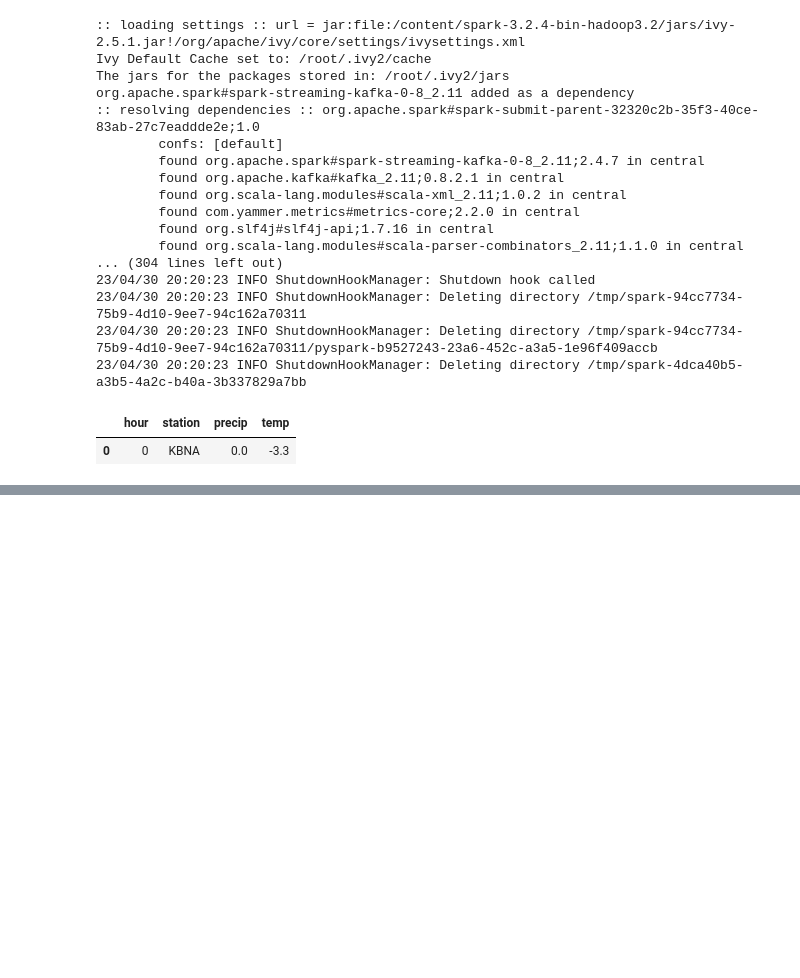
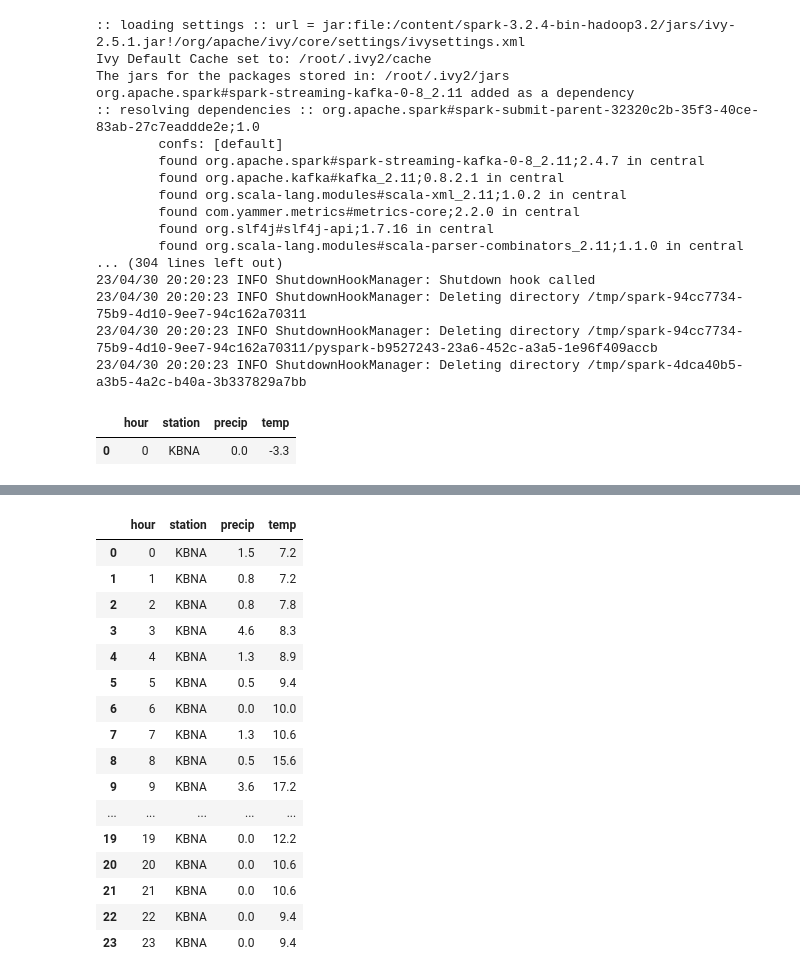
Before and after one commit to JoshScherer/Emergency-Response, a Jupyter notebook: FiguringOutSpark.ipynb, the cells around one changed output, grey strips where cells are left out. Drawn from its saved outputs; the diff is of its cells as text; code cells hidden in the pictures; blank space fills up the shorter version.

Commit message:
Weather buckets by hour for first day in Spark

```diff
--- a/FiguringOutSpark.ipynb
+++ b/FiguringOutSpark.ipynb
@@ -548,0 +632,23 @@ time_hist
+# %%
+with open('/content/localtest2.out/part-00000-09b6b5ab-a8c2-4c39-8994-a43fbdf68415-c000.csv') as f:
+  lines = f.readlines()
+  time_hist = pd.read_csv('/content/localtest2.out/part-00000-09b6b5ab-a8c2-4c39-8994-a43fbdf68415-c000.csv', header=None, names=['hour', 'station', 'precip', 'temp'])
+time_hist
+# %% [output]
+|  | hour | station | precip | temp |
+| 0 | 0 | KBNA | 1.5 | 7.2 |
+| 1 | 1 | KBNA | 0.8 | 7.2 |
+| 2 | 2 | KBNA | 0.8 | 7.8 |
+| 3 | 3 | KBNA | 4.6 | 8.3 |
+| 4 | 4 | KBNA | 1.3 | 8.9 |
+| 5 | 5 | KBNA | 0.5 | 9.4 |
+| 6 | 6 | KBNA | 0.0 | 10.0 |
+| 7 | 7 | KBNA | 1.3 | 10.6 |
+| 8 | 8 | KBNA | 0.5 | 15.6 |
+| 9 | 9 | KBNA | 3.6 | 17.2 |
+| ... | ... | ... | ... | ... |
+| 19 | 19 | KBNA | 0.0 | 12.2 |
+| 20 | 20 | KBNA | 0.0 | 10.6 |
+| 21 | 21 | KBNA | 0.0 | 10.6 |
+| 22 | 22 | KBNA | 0.0 | 9.4 |
+| 23 | 23 | KBNA | 0.0 | 9.4 |
```
Also changed, not shown: parts of 4 cells of this notebook.
